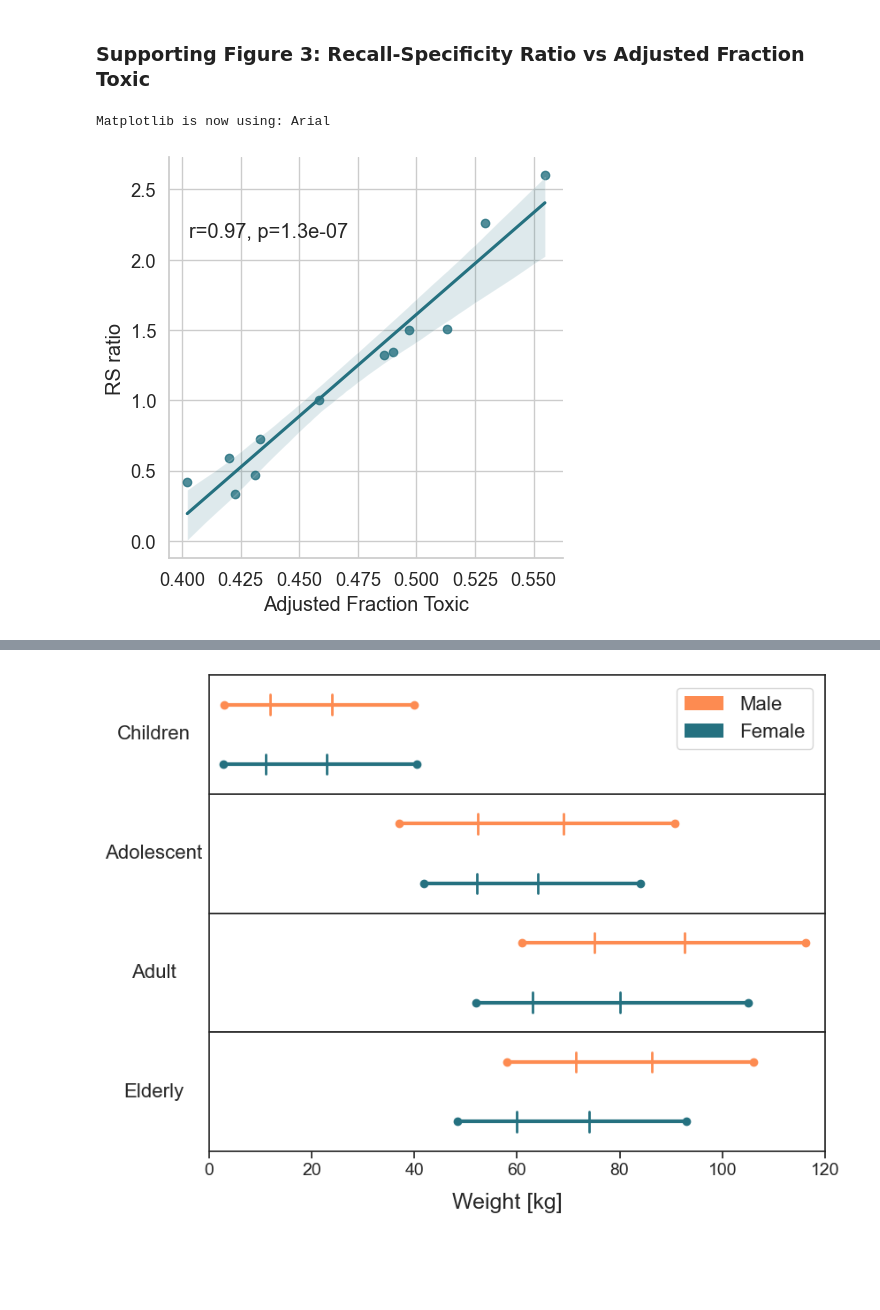
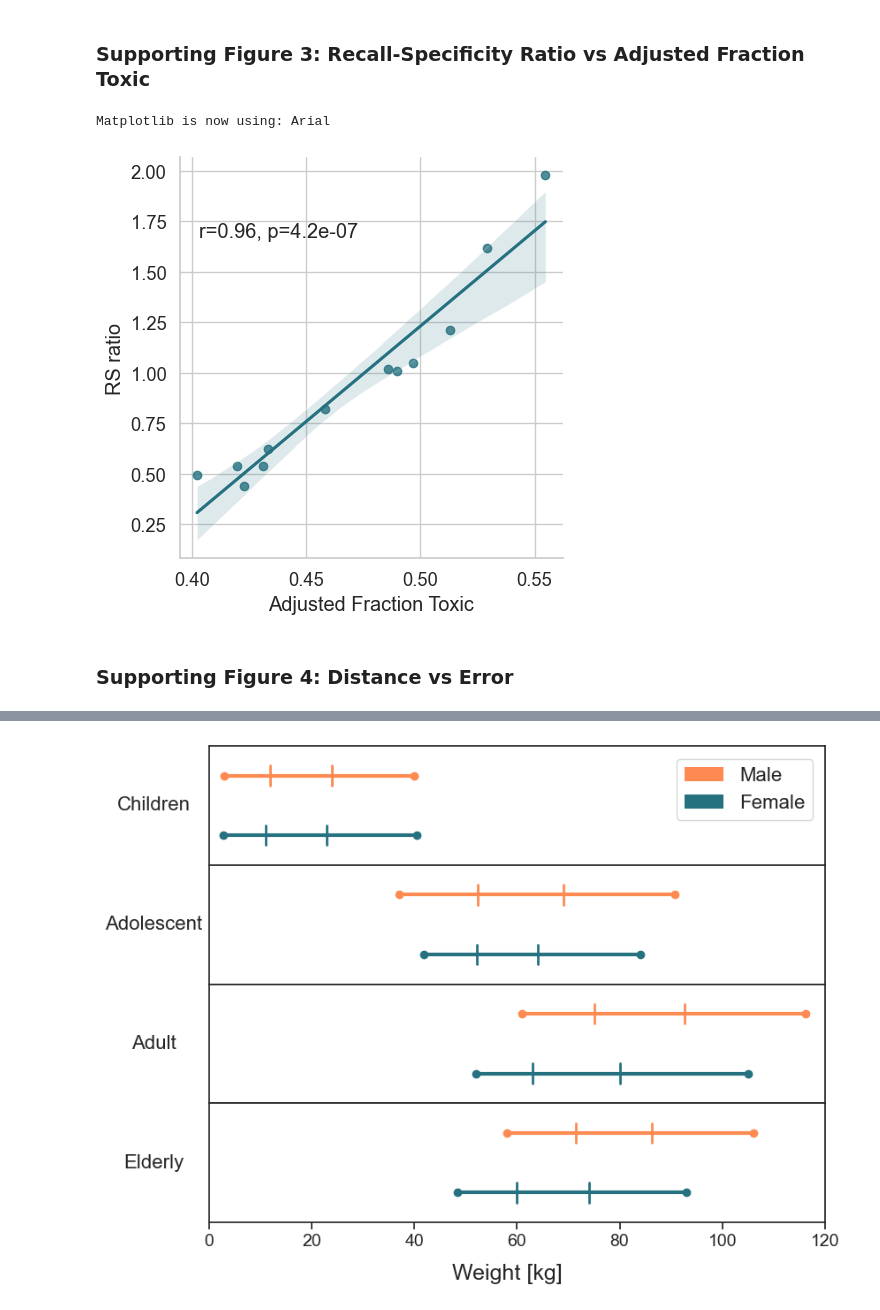
Before and after one commit to M-Iwan/CARBIDE, a Jupyter notebook: notebooks/5_Figures.ipynb, the cells around one changed output, grey strips where cells are left out. Cells and saved outputs as stored; diff of their text form; code cells hidden in the pictures; blank space fills up the shorter version.

```diff
--- a/notebooks/5_Figures.ipynb
+++ b/notebooks/5_Figures.ipynb
@@ -266,7 +265,7 @@ Matplotlib is now using: Arial
 # %% [markdown]
 ### Main Figure 2: DICTrank comparison
 # %%
-, wsns.set_context('notebook', font_scale=1.1)
+sns.set_context('notebook', font_scale=1.1)
 sns.set_style('white')
 set_font('arial.ttf')
 
@@ -274,7 +273,7 @@ drank = read_df('../data/dictrank/DICTrank_binary.parquet')[['SMILES', 'Class']]
 drank = drank.rename(columns={'Class': 'Label_drank'})
 rows = []
 
-for idx, file in enumerate(glob.glob('../data/carbide_revision/*/*/*.joblib')):
+for idx, file in enumerate(glob.glob('../data/carbide/*/*/*.joblib')):
     _, _, _, dataset_type, pt_set, file_name = file.rstrip('.joblib').split('/')
     dataset_type = dataset_type.lstrip('_')
     dpa_metric = file_name.split('_')[1]
@@ -345,7 +344,8 @@ legend_labels = ['TP', 'FP', 'FN', 'TN']
 
 g.figure.legend(legend_patches, legend_labels, title='Categories', loc='upper center', ncols=4, bbox_to_anchor=(0.5, 1.07), bbox_transform=g.figure.transFigure)
 
-plt.savefig('../figures_revision/2_DICTrank_Comparison.eps', dpi=300, bbox_inches='tight')
+plt.savefig('../figures/2_DICTrank_Comparison.eps', dpi=300, bbox_inches='tight')
+plt.savefig('../figures/2_DICTrank_Comparison.png', dpi=300, bbox_inches='tight')
 
 plt.show()
 # %% [output]
@@ -381,4 +381,5 @@ shape: (27, 4)
 # %%
+sns.set_style('whitegrid')
 sns.set_context('notebook', font_scale=1.4)
 sns.set_palette(six_point_palette())
 set_font('arial.ttf')
@@ -392,10 +393,10 @@ colors = {
     'AFT': '#CB6040'
 }
 
-df_1 = pd.read_csv('../results/analysis_revision/models_metrics.tsv', sep='\t')
+df_1 = pd.read_csv('../results/analysis/models_metrics.tsv', sep='\t')
 df_1 = df_1[df_1['Metric'].isin(colors.keys())]
 
-df_2 = pl.read_csv('../results/analysis_revision/prediction_differences.tsv', separator='\t')
+df_2 = pl.read_csv('../results/analysis/prediction_differences.tsv', separator='\t')
 df_2 = df_2.rename({'Category': 'Stratification', 'Difference': 'Prediction Difference'})
 
 sex_df = df_1[df_1['Stratification'] == 'Sex'].reset_index(drop=True)
@@ -437,7 +438,8 @@ legend_patches = [Patch(color=colors[category], label=f'{category} ({category})'
 fig.legend(legend_patches, colors.keys(), title='Metric', loc='upper center', ncol=6, bbox_to_anchor=(0.5, 0.97), bbox_transform=fig.transFigure)
 
 plt.subplots_adjust(hspace=0.25, wspace=0.25)
-plt.savefig('../figures_revision/3_Models_Results.eps', dpi=300, bbox_inches='tight')
+plt.savefig('../figures/3_Models_Results.eps', dpi=300, bbox_inches='tight')
+plt.savefig('../figures/3_Models_Results.png', dpi=300, bbox_inches='tight')
 # %% [output]
 Matplotlib is now using: Arial
 The PostScript backend does not support transparency; partially transparent artists will be rendered opaque.
@@ -485,9 +568,9 @@ set_font('arial.ttf')
 
 comp_tuple = ('Unknown', 'Unknown', 'Unknown')
 
-prim_ic_cred = read_df('../data/carbide_revision/primary/Cred/carbide_ic.joblib')
-prim_prr_cred = read_df('../data/carbide_revision/primary/Cred/carbide_prr.joblib')
-prim_ror_cred = read_df('../data/carbide_revision/primary/Cred/carbide_ror.joblib')
+prim_ic_cred = read_df('../data/carbide/primary/Cred/carbide_ic.joblib')
+prim_prr_cred = read_df('../data/carbide/primary/Cred/carbide_prr.joblib')
+prim_ror_cred = read_df('../data/carbide/primary/Cred/carbide_ror.joblib')
 
 pic = prim_ic_cred[prim_ic_cred['Signature'] == comp_tuple]['Label_weight']
 ppc = prim_prr_cred[prim_prr_cred['Signature'] == comp_tuple]['Label_weight']
@@ -517,7 +600,8 @@ g.set_titles(col_template="{col_name}")
 g.set_axis_labels("Confidence Score", "Density")
 g.set(xlim=(0.1, 1.0))
 
-plt.savefig('../figures_revision/S1_Confidence_Scores.png', dpi=300)
+plt.savefig('../figures/S1_Confidence_Scores.png', dpi=300)
+plt.savefig('../figures/S1_Confidence_Scores.eps', dpi=300)
 plt.show()
 # %% [output]
 Matplotlib is now using: Arial
@@ -535,11 +619,8 @@ set_font('arial.ttf')
 sns.set_palette(six_point_palette())
 colors = six_point_palette()
 
-df = pl.from_pandas(read_df('../results/analysis_revision/total.tsv'))
+df = pl.from_pandas(read_df('../results/analysis/total_detailed.tsv'))
 df = df.filter(pl.col('Series') == 'Unweighted').drop('Series')
-df = df.with_columns(
-    pl.Series('Descriptors', [name if name != 'Morgan' else 'ECFP' for name in df['Descriptors']])
-)
 
 metric_order = ['Recall', 'Specificity', 'ROC AUC', 'PRC AUC', 'HarmRS', 'Brier']
 colors = {metric: col for metric, col in zip(metric_order, colors)}
@@ -603,8 +684,7 @@ plt.tight_layout()
 plt.subplots_adjust(top=0.92)
 plt.ylim(0.20, 0.80)
 
-plt.savefig("../figures_revision/S2_Performance.png", dpi=240, bbox_inches='tight')
-
-plt.show()
+plt.savefig("../figures/S2_Performance.png", dpi=300, bbox_inches='tight')
+plt.savefig("../figures/S2_Performance.eps", dpi=300, bbox_inches='tight')
 # %% [output]
 Matplotlib is now using: Arial
@@ -614,23 +695,25 @@ Matplotlib is now using: Arial
 # %%
 sns.set_context('notebook', font_scale=1.2)
 sns.set_style('whitegrid')
 set_font('arial.ttf')
 sns.set_palette(four_point_palette())
 
-df = pl.read_csv('../results/analysis_revision/RS_ratio_analysis.tsv', separator='\t')
+df = pl.read_csv('../results/analysis/RS_ratio_analysis.tsv', separator='\t')
 
 def annotate(data, **kws):
     r, p = scipy.stats.pearsonr(data['Adjusted Fraction Toxic'], data['RS ratio'])
     ax = plt.gca()
     ax.text(.05, .8, 'r={:.2f}, p={:.2g}'.format(r, p),
             transform=ax.transAxes)
 
 g = sns.lmplot(df, x='Adjusted Fraction Toxic', y='RS ratio')
 g.map_dataframe(annotate)
 plt.ylabel("RS ratio")
 
-plt.savefig('../figures_revision/S3_RSratio_AFT.png', dpi=300, bbox_inches='tight')
+plt.savefig('../figures/S3_RSratio_AFT.png', dpi=300, bbox_inches='tight')
 plt.show()
 # %% [output]
 Matplotlib is now using: Arial
-[figure, old version]
+[figure, new version]
+# %% [markdown]
+### Supporting Figure 4: Distance vs Error
```
Also changed, not shown: parts of 35 cells of this notebook, 4 other files.
